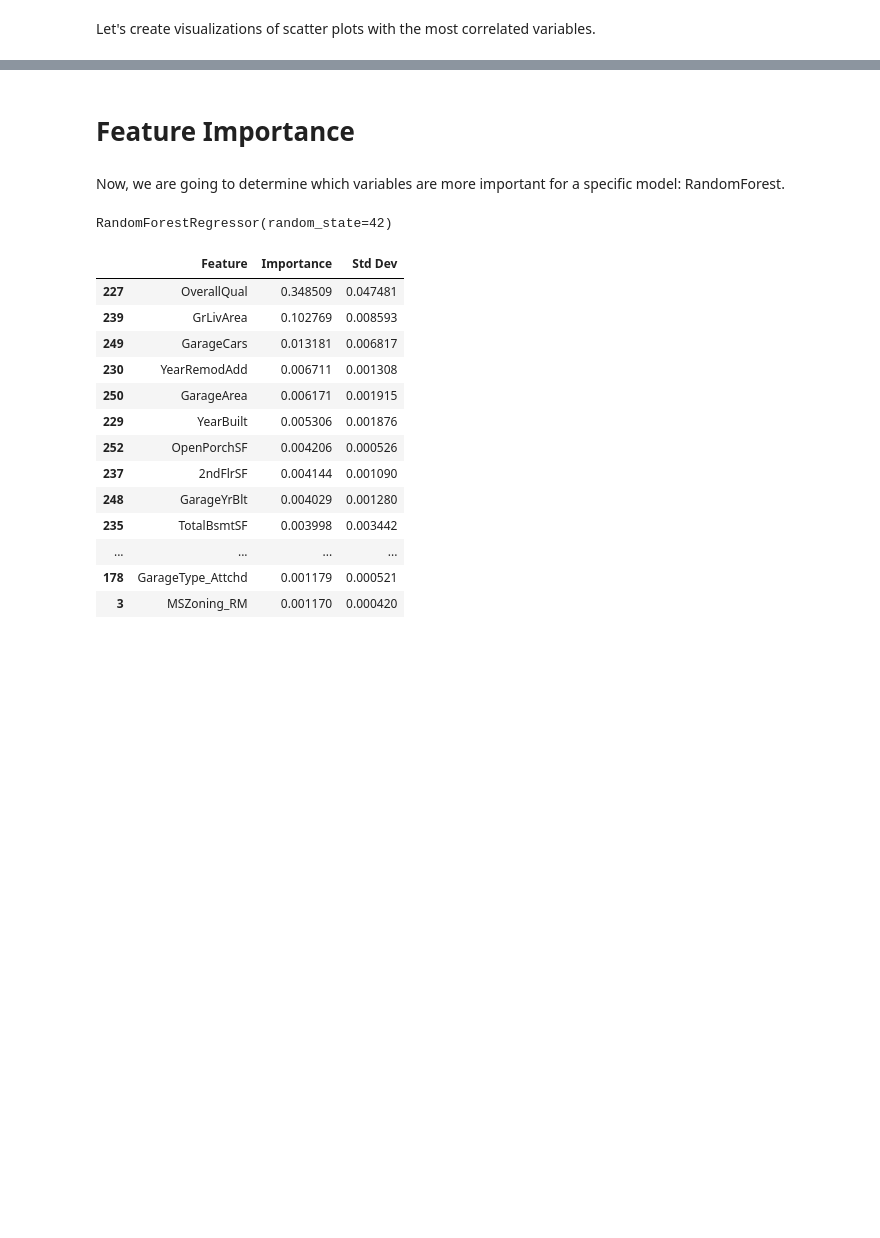
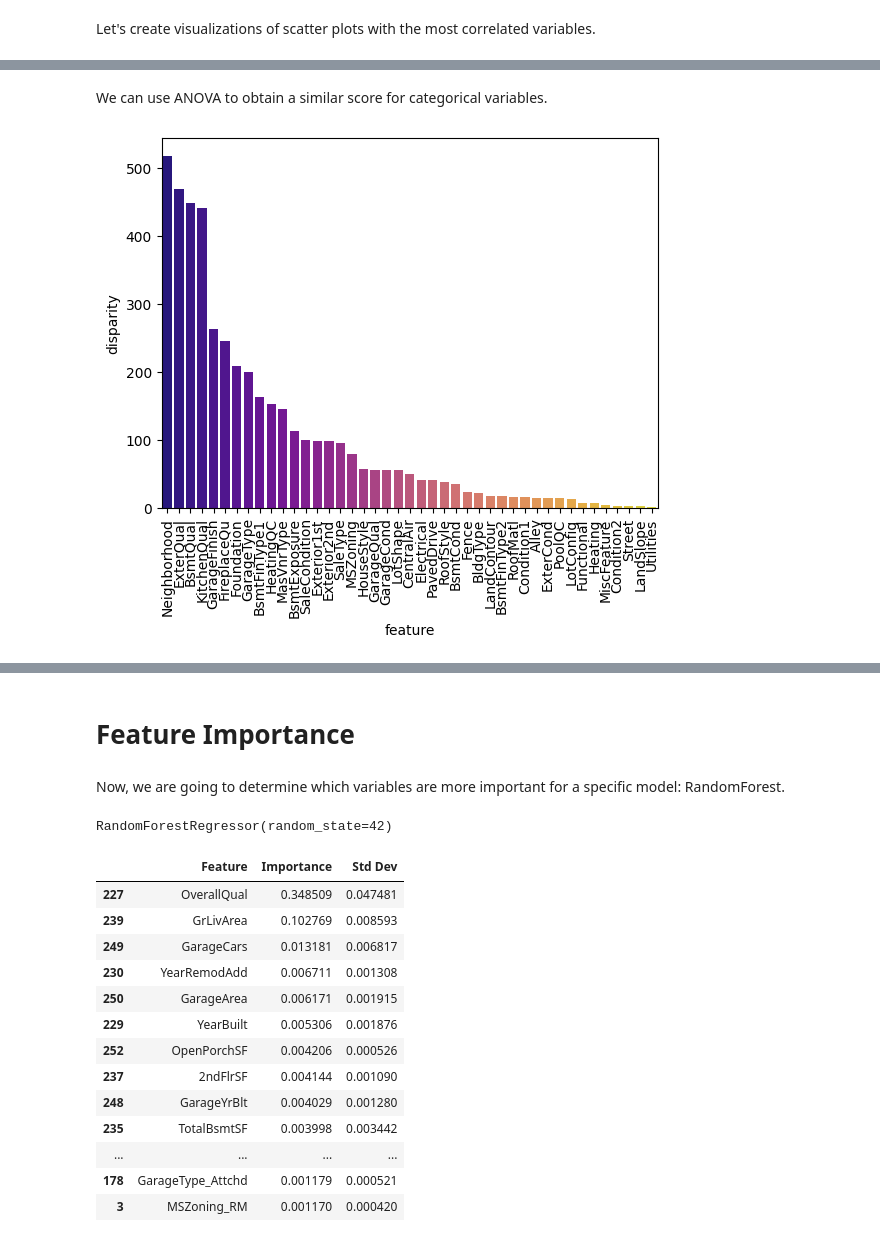
Before and after one commit to quintino-e/Ames_Housing_Regression, a Jupyter notebook: EDA.ipynb, the cells around one changed output, grey strips where cells are left out. Cells and saved outputs as stored; diff of their text form; code cells hidden in the pictures; blank space fills up the shorter version.

```diff
--- a/EDA.ipynb
+++ b/EDA.ipynb
@@ -239,0 +240,23 @@ plt.tight_layout()
+# %% [markdown]
+We can use ANOVA to obtain a similar score for categorical variables.
+# %%
+categorical_variables = train_data.select_dtypes(include='object').columns.tolist()
+
+anv = pd.DataFrame()
+anv['feature'] = categorical_variables
+pvals = []
+for c in categorical_variables:
+    samples = []
+    for cls in train_data[c].unique():
+        s = train_data[train_data[c] == cls]['SalePrice'].values
+        samples.append(s)
+    pval = scipy.stats.f_oneway(*samples)[1]
+    pvals.append(pval)
+anv['pval'] = pvals
+# %%
+anv['disparity'] = np.log(1./anv['pval'].values)
+anv = anv.sort_values('disparity', ascending=False)
+sns.barplot(data=anv[anv.disparity>=0.5], x='feature', y='disparity', palette= 'plasma')
+x=plt.xticks(rotation=90)
+# %% [output]
+[figure, added]
```
Also changed, not shown: parts of 9 cells of this notebook.
